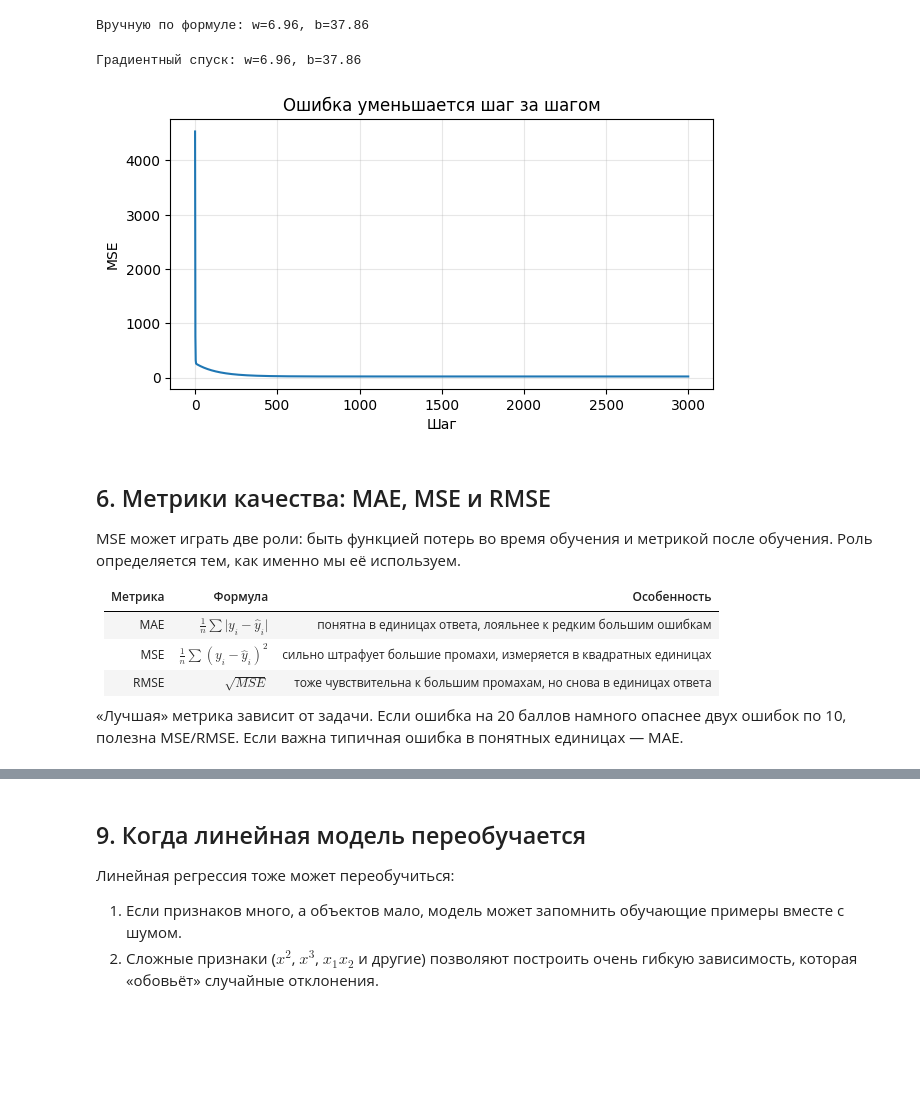
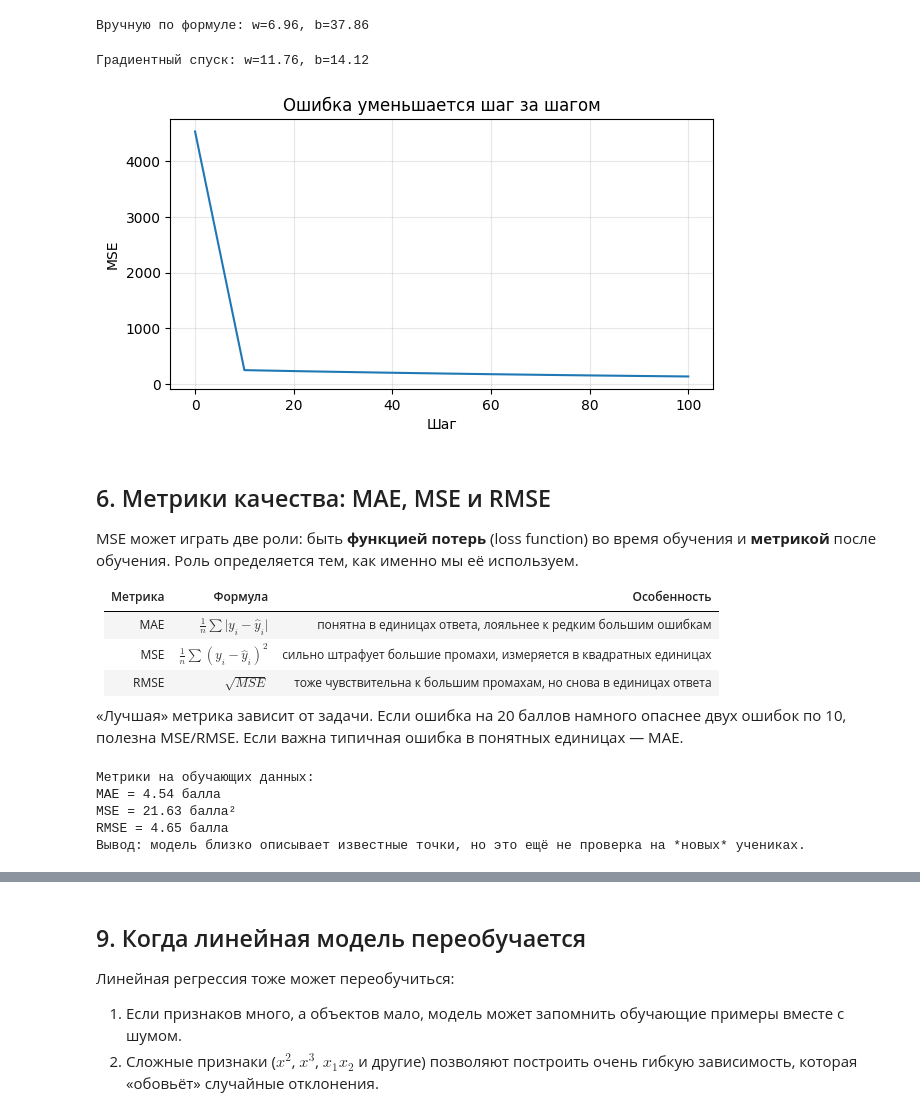
Before and after one commit to gurovic/ml-speckurs, a Jupyter notebook: Урок_25_Линейная_регрессия_Теория/Урок_25_Линейная_регрессия.ipynb, the cells around one changed output, grey strips where cells are left out. Cells and saved outputs as stored; diff of their text form; code cells hidden in the pictures; blank space fills up the shorter version.

```diff
--- a/Урок_25_Линейная_регрессия_Теория/Урок_25_Линейная_регрессия.ipynb
+++ b/Урок_25_Линейная_регрессия_Теория/Урок_25_Линейная_регрессия.ipynb
@@ -184,26 +191,28 @@ assert np.isclose(w_manual, w) and np.isclose(b_manual, b)
 # %%
 # Упрощённый градиентный спуск: ищем w и b маленькими шагами
 w_gd, b_gd = 0.0, 0.0
 learning_rate = 0.01
 history = []
-for step in range(3000):
+for step in range(101):
     p = w_gd * hours + b_gd
     error = p - scores
     w_gd -= learning_rate * 2 * np.mean(error * hours)
     b_gd -= learning_rate * 2 * np.mean(error)
-    history.append(np.mean(error**2))
+    if step % 10 == 0:
+        history.append(np.mean(error**2))
+
 
 print(f'Градиентный спуск: w={w_gd:.2f}, b={b_gd:.2f}')
-plt.figure(figsize=(7, 3.5)); plt.plot(history)
+plt.figure(figsize=(7, 3.5)); plt.plot(range(0, 101, 10), history)
 plt.xlabel('Шаг'); plt.ylabel('MSE'); plt.title('Ошибка уменьшается шаг за шагом')
 plt.grid(alpha=0.3); plt.show()
 # %% [output]
-Градиентный спуск: w=6.96, b=37.86
+Градиентный спуск: w=11.76, b=14.12
-[figure, old version]
+[figure, new version]
 # %% [markdown]
 ## 6. Метрики качества: MAE, MSE и RMSE
 
-MSE может играть две роли: быть функцией потерь во время обучения и метрикой после обучения. Роль определяется тем, как именно мы её используем.
+MSE может играть две роли: быть **функцией потерь** (loss function) во время обучения и **метрикой** после обучения. Роль определяется тем, как именно мы её используем.
 
 | Метрика | Формула | Особенность |
 |---|---|---|
@@ -223,7 +232,13 @@ print('Метрики на обучающих данных:')
 print(f'MAE = {mae:.2f} балла')
 print(f'MSE = {mse:.2f} балла²')
 print(f'RMSE = {rmse:.2f} балла')
-print('Вывод: модель близко описывает известные точки, но это ещё не проверка на новых учениках.')
+print('Вывод: модель близко описывает известные точки, но это ещё не проверка на *новых* учениках.')
+# %% [output]
+Метрики на обучающих данных:
+MAE = 4.54 балла
+MSE = 21.63 балла²
+RMSE = 4.65 балла
+Вывод: модель близко описывает известные точки, но это ещё не проверка на *новых* учениках.
 # %% [markdown]
 ## 7. Константный baseline и $R^2$
 
```
Also changed, not shown: parts of 16 cells of this notebook, 12 other files.
